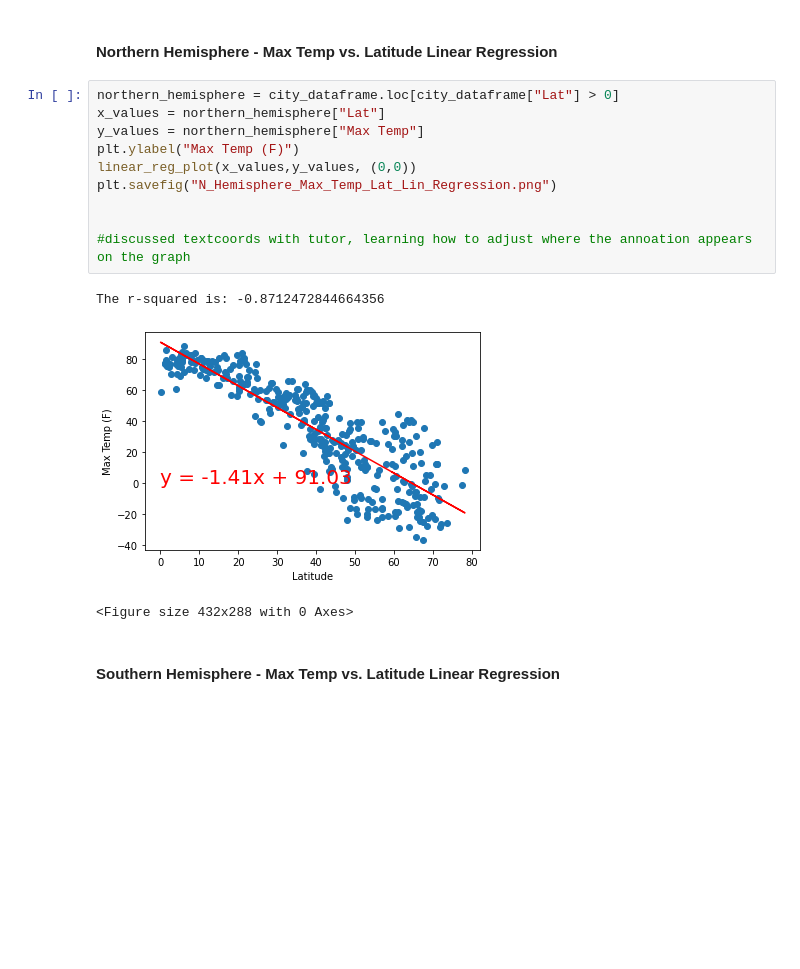
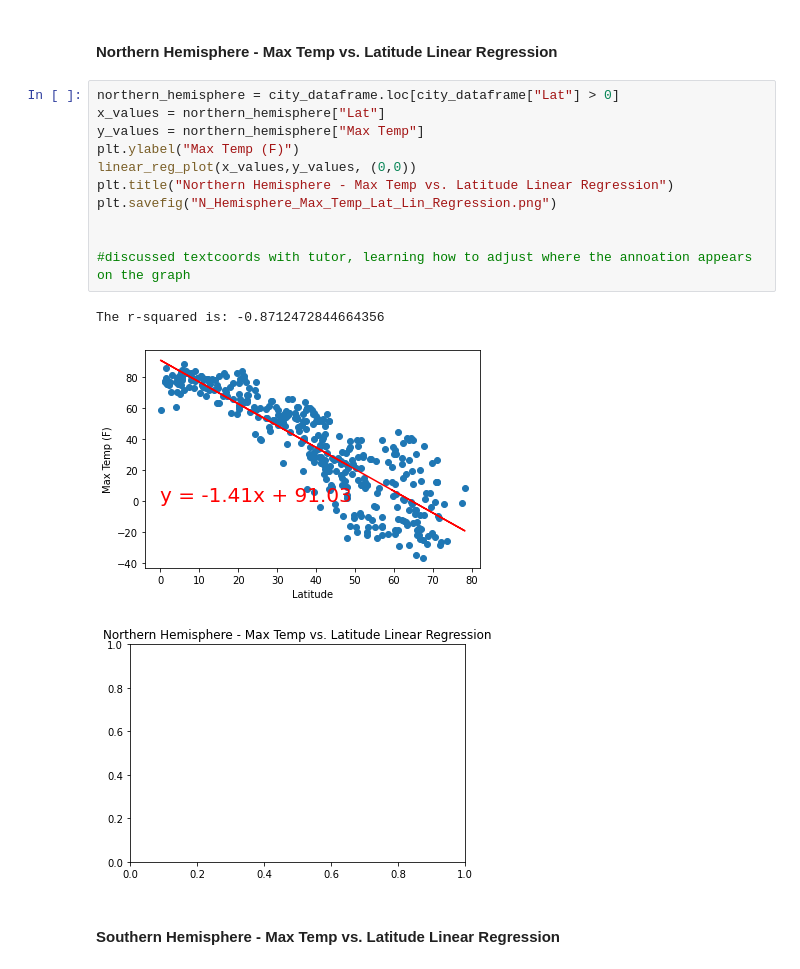
Before and after one commit to emersonmolett/python-api-challenge, a Jupyter notebook: WeatherPy/WeatherPy.ipynb, the cells around one changed output. Drawn from its saved outputs; the diff is of its cells as text; blank space fills up the shorter version.

Commit message:
updating linear regression plots with titles

```diff
--- a/WeatherPy/WeatherPy.ipynb
+++ b/WeatherPy/WeatherPy.ipynb
@@ -274,17 +274,18 @@ def linear_reg_plot(x_values,y_values, textcoords):
 # %%
 northern_hemisphere = city_dataframe.loc[city_dataframe["Lat"] > 0]
 x_values = northern_hemisphere["Lat"]
 y_values = northern_hemisphere["Max Temp"]
 plt.ylabel("Max Temp (F)")
 linear_reg_plot(x_values,y_values, (0,0))
+plt.title("Northern Hemisphere - Max Temp vs. Latitude Linear Regression")
 plt.savefig("N_Hemisphere_Max_Temp_Lat_Lin_Regression.png")
 
 
 #discussed textcoords with tutor, learning how to adjust where the annoation appears on the graph
 # %% [output]
 The r-squared is: -0.8712472844664356
 [figure]
-<Figure size 432x288 with 0 Axes>
+[figure, added]
 # %% [markdown]
 ####  Southern Hemisphere - Max Temp vs. Latitude Linear Regression
 # %%
```
